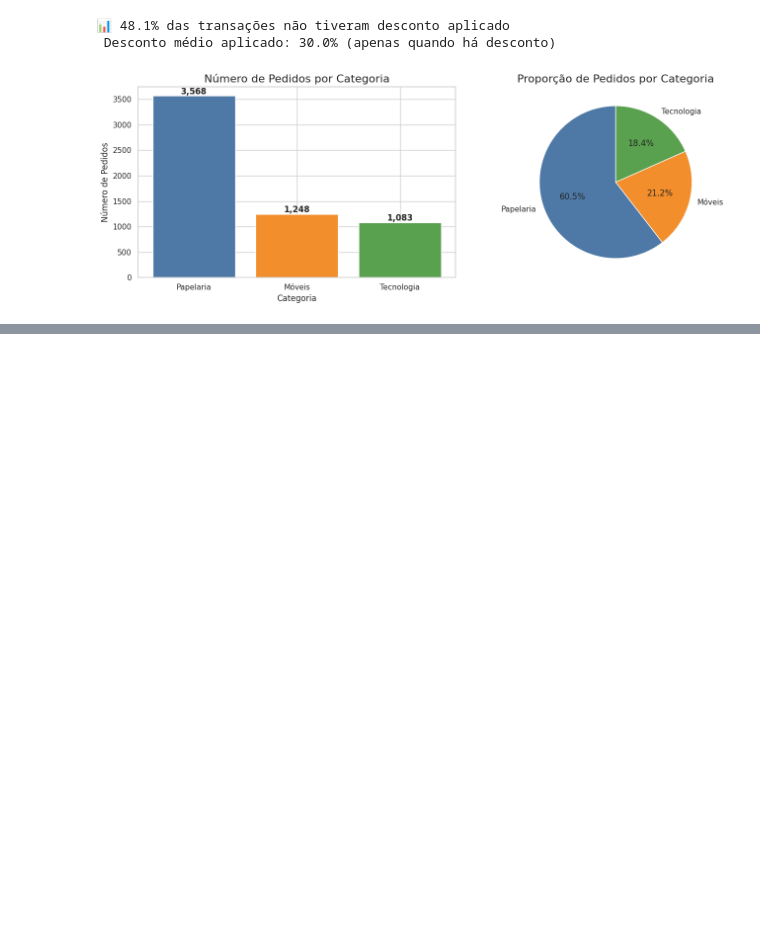
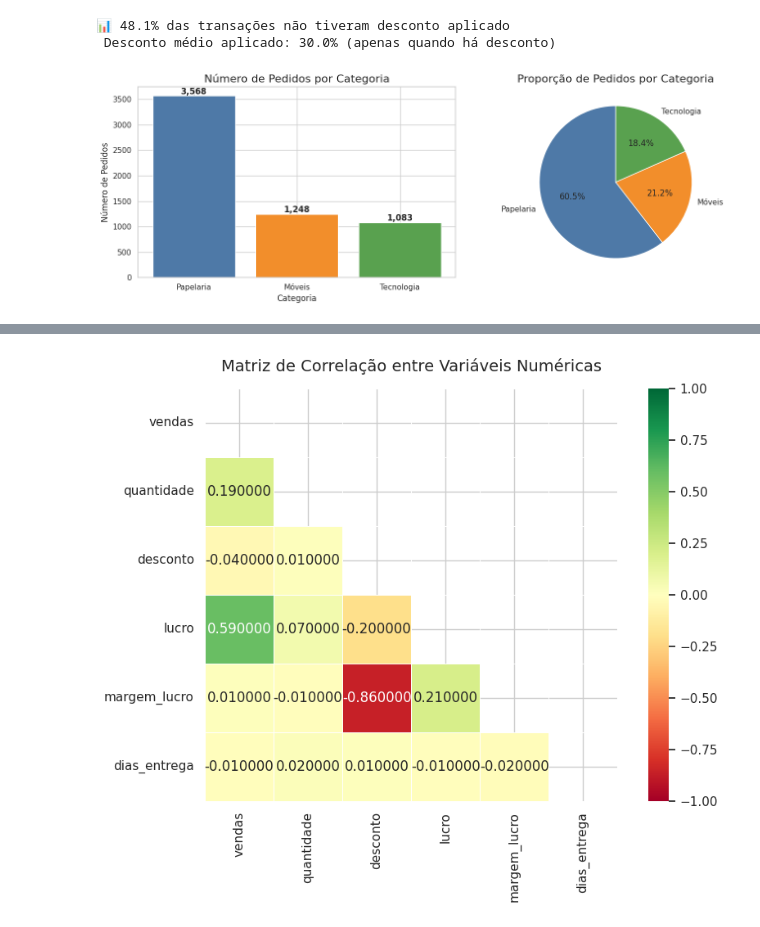
Before and after one commit to MontenegroRafael/Analise-de-Dados, a Jupyter notebook: Desafio Extra.ipynb, the cells around one changed output, grey strips where cells are left out. Saved outputs shown, nothing was run; the diff lists cells and outputs as text; code cells hidden in the pictures; blank space fills up the shorter version.

```diff
--- a/Desafio Extra.ipynb
+++ b/Desafio Extra.ipynb
@@ -467,0 +544,31 @@ fig.show()
+# %%
+# Corelação de Desconto versus Lucro
+colunas_numericas = ['vendas', 'quantidade', 'desconto', 'lucro', 'margem_lucro', 'dias_entrega']
+matriz_corr = df[colunas_numericas].corr().round(2)
+
+# Heatmap de cerrelação
+fig, ax = plt.subplots(figsize=(9,7))
+
+mask = np.triu(np.ones_like(matriz_corr, dtype=bool)) # máscara para ixibir apenas metade
+sns.heatmap(
+    matriz_corr,
+    annot=True,
+    fmt='2f',
+    cmap='RdYlGn',
+    center=0,
+    vmin=-1,
+    vmax=1,
+    mask=mask,
+    square=True,
+    linewidths=0.5,
+    ax=ax
+    )
+
+ax.set_title('Matriz de Correlação entre Variáveis Numéricas', fontsize=14, pad=15)
+plt.tight_layout()
+plt.show()
+
+# Destaca a correlação mais relevante
+corr_desc_lucro = matriz_corr.loc['desconto', 'lucro']
+# %% [output]
+[figure, added]
```
Also changed, not shown: parts of 7 cells of this notebook.
